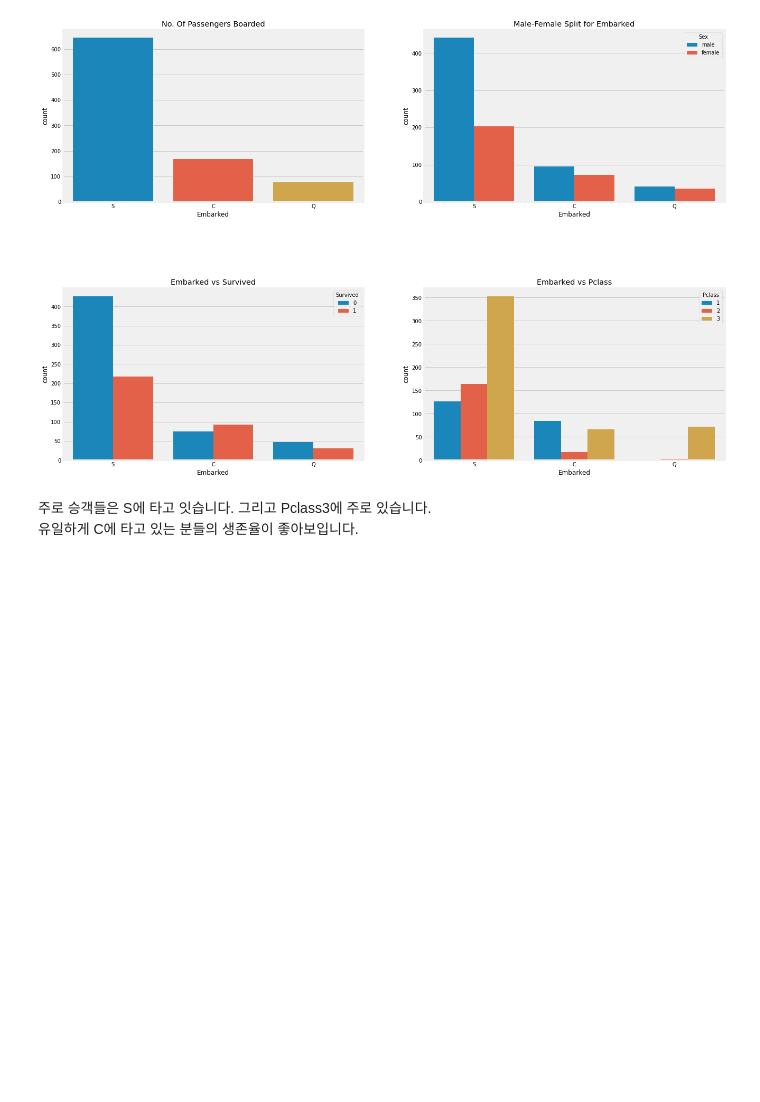
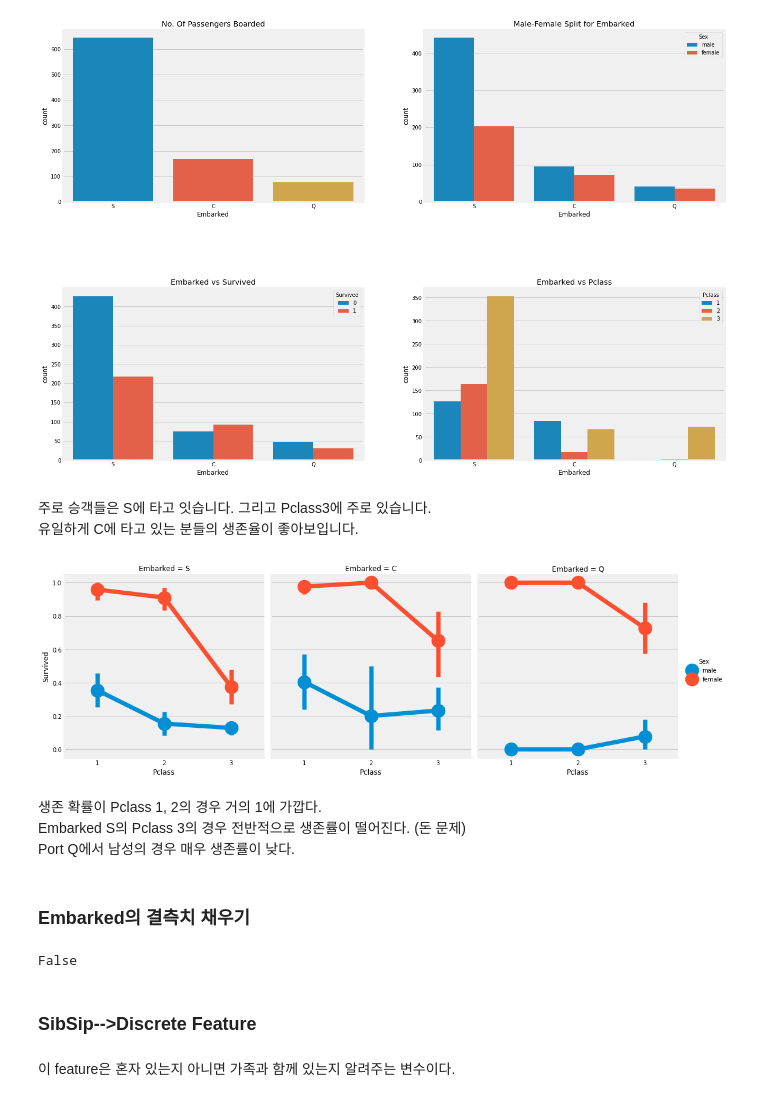
Before and after one commit to PEBpung/DuSiDataTeam1, a Jupyter notebook: Learn_Titanic/A조_titanic_박기민.ipynb, the cells around one changed output. Drawn from its saved outputs; the diff is of its cells as text; code cells hidden in the pictures; blank space fills up the shorter version.

```diff
--- a/Learn_Titanic/A조_titanic_박기민.ipynb
+++ b/Learn_Titanic/A조_titanic_박기민.ipynb
@@ -348,3 +348,14 @@ plt.show()
 # %% [markdown]
 주로 승객들은 S에 타고 잇습니다. 그리고 Pclass3에 주로 있습니다.
 유일하게 C에 타고 있는 분들의 생존율이 좋아보입니다.
+# %%
+sns.factorplot('Pclass', 'Survived', hue = 'Sex', col = 'Embarked', data = train)
+plt.show()
+# %% [output]
+[figure, added]
+# %% [markdown]
+생존 확률이 Pclass 1, 2의 경우 거의 1에 가깝다.
+Embarked S의 Pclass 3의 경우 전반적으로 생존률이 떨어진다. (돈 문제)
+Port Q에서 남성의 경우 매우 생존률이 낮다.
+# %% [markdown]
+### Embarked의 결측치 채우기
@@ -350,0 +364,8 @@ plt.show()
+# %%
+train.Embarked.isnull().any()
+# %% [output]
+False
+# %% [markdown]
+### SibSip-->Discrete Feature
+# %% [markdown]
+이 feature은 혼자 있는지 아니면 가족과 함께 있는지 알려주는 변수이다.
```
Also changed, not shown: parts of 14 cells of this notebook.
